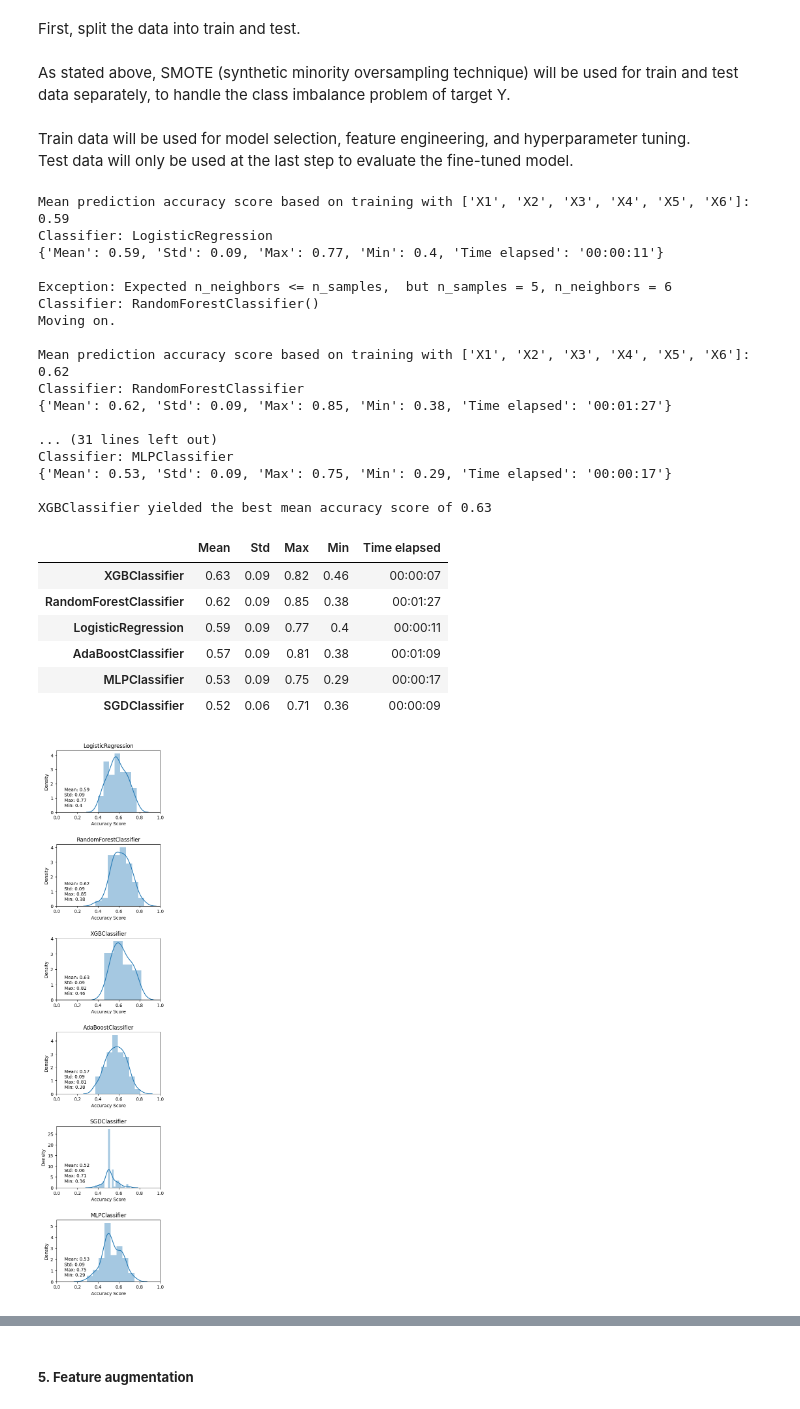
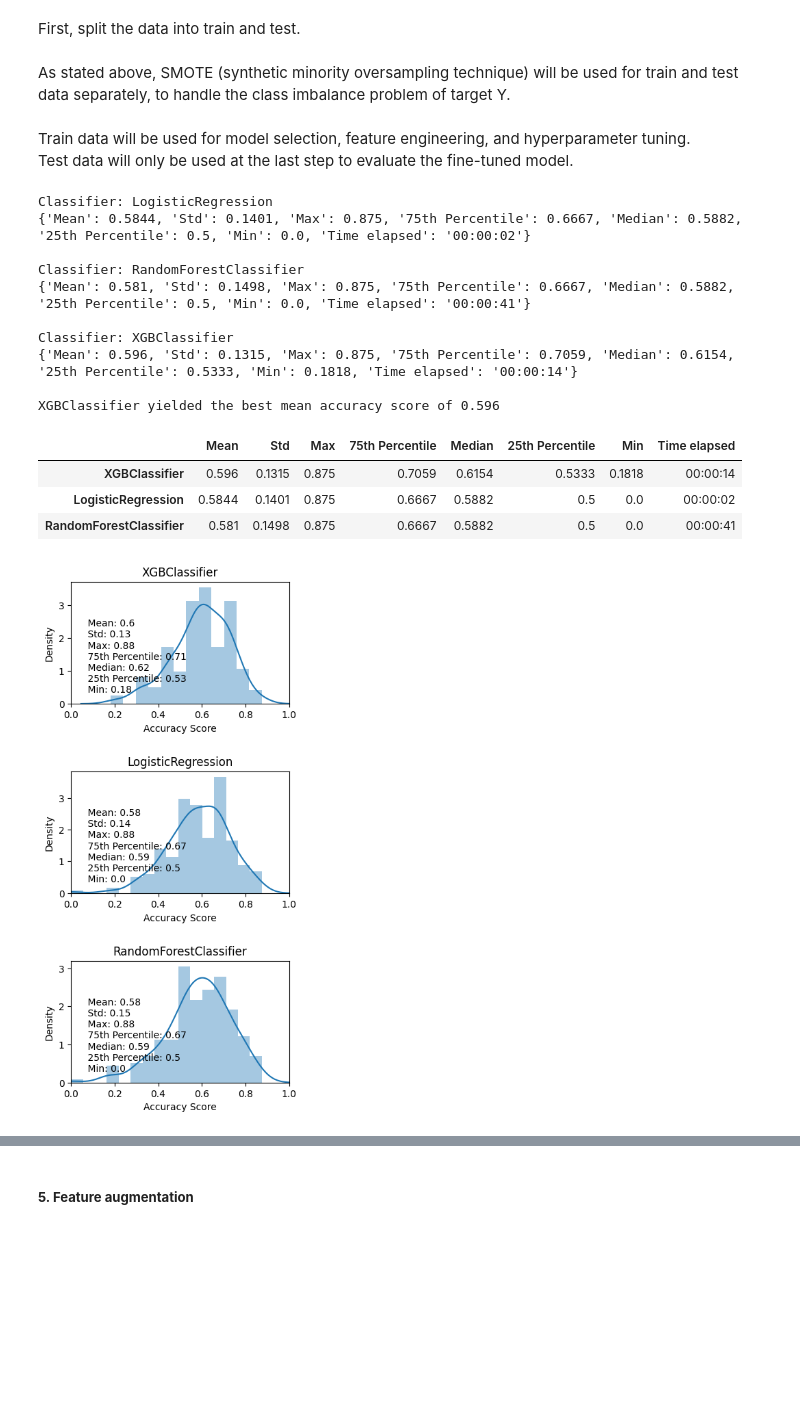
Before and after one commit to henryhyunwookim/Happy-Customers, a Jupyter notebook: Happy Costomers.ipynb, the cells around one changed output, grey strips where cells are left out. Saved outputs shown, nothing was run; the diff lists cells and outputs as text; code cells hidden in the pictures; blank space fills up the shorter version.

```diff
--- a/Happy Costomers.ipynb
+++ b/Happy Costomers.ipynb
@@ -86,34 +154,24 @@ Test data will only be used at the last step to evaluate the fine-tuned model.<b
 X_train, X_test, y_train, y_test = split_data(
     X=survey_df.drop(["Y"], axis=1),
     y=survey_df["Y"],
-    test_size=0.2,
-    random_state=1,
+    test_size=0.24,
+    random_state=random_state,
     oversampling=True)
 # %%
-# eval_models(X=X_train, y=y_train, test_size=0.2, n=100)
+eval_models(X=X_train, y=y_train, n_splits=7, n=30, random_state=random_state)
 # %% [output]
-Mean prediction accuracy score based on training with ['X1', 'X2', 'X3', 'X4', 'X5', 'X6']: 0.59
 Classifier: LogisticRegression
-{'Mean': 0.59, 'Std': 0.09, 'Max': 0.77, 'Min': 0.4, 'Time elapsed': '00:00:11'}
+{'Mean': 0.5844, 'Std': 0.1401, 'Max': 0.875, '75th Percentile': 0.6667, 'Median': 0.5882, '25th Percentile': 0.5, 'Min': 0.0, 'Time elapsed': '00:00:02'}
 
-Exception: Expected n_neighbors <= n_samples,  but n_samples = 5, n_neighbors = 6
-Classifier: RandomForestClassifier()
-Moving on.
+Classifier: RandomForestClassifier
+{'Mean': 0.581, 'Std': 0.1498, 'Max': 0.875, '75th Percentile': 0.6667, 'Median': 0.5882, '25th Percentile': 0.5, 'Min': 0.0, 'Time elapsed': '00:00:41'}
 
-Mean prediction accuracy score based on training with ['X1', 'X2', 'X3', 'X4', 'X5', 'X6']: 0.62
-Classifier: RandomForestClassifier
-{'Mean': 0.62, 'Std': 0.09, 'Max': 0.85, 'Min': 0.38, 'Time elapsed': '00:01:27'}
+Classifier: XGBClassifier
+{'Mean': 0.596, 'Std': 0.1315, 'Max': 0.875, '75th Percentile': 0.7059, 'Median': 0.6154, '25th Percentile': 0.5333, 'Min': 0.1818, 'Time elapsed': '00:00:14'}
 
-... (31 lines left out)
-Classifier: MLPClassifier
-{'Mean': 0.53, 'Std': 0.09, 'Max': 0.75, 'Min': 0.29, 'Time elapsed': '00:00:17'}
-
-XGBClassifier yielded the best mean accuracy score of 0.63
+XGBClassifier yielded the best mean accuracy score of 0.596
-|  | Mean | Std | Max | Min | Time elapsed |
-| XGBClassifier | 0.63 | 0.09 | 0.82 | 0.46 | 00:00:07 |
-| RandomForestClassifier | 0.62 | 0.09 | 0.85 | 0.38 | 00:01:27 |
-| LogisticRegression | 0.59 | 0.09 | 0.77 | 0.4 | 00:00:11 |
-| AdaBoostClassifier | 0.57 | 0.09 | 0.81 | 0.38 | 00:01:09 |
-| MLPClassifier | 0.53 | 0.09 | 0.75 | 0.29 | 00:00:17 |
-| SGDClassifier | 0.52 | 0.06 | 0.71 | 0.36 | 00:00:09 |
+|  | Mean | Std | Max | 75th Percentile | Median | 25th Percentile | Min | Time elapsed |
+| XGBClassifier | 0.596 | 0.1315 | 0.875 | 0.7059 | 0.6154 | 0.5333 | 0.1818 | 00:00:14 |
+| LogisticRegression | 0.5844 | 0.1401 | 0.875 | 0.6667 | 0.5882 | 0.5 | 0.0 | 00:00:02 |
+| RandomForestClassifier | 0.581 | 0.1498 | 0.875 | 0.6667 | 0.5882 | 0.5 | 0.0 | 00:00:41 |
-[figure, old version]
+[figure, new version]
```
Also changed, not shown: parts of 31 cells of this notebook, 3 other files.
